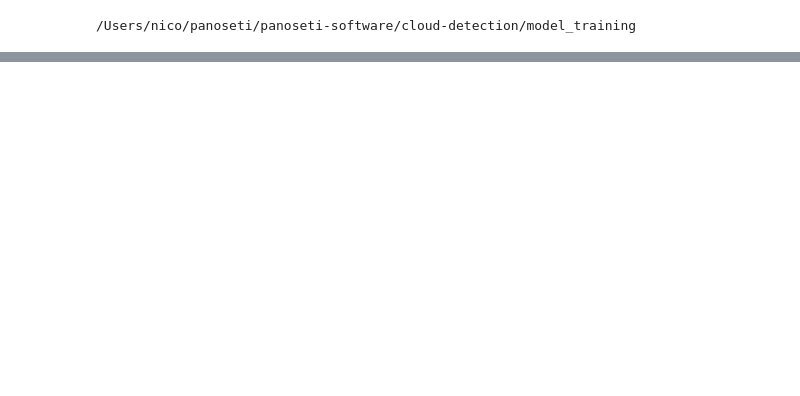
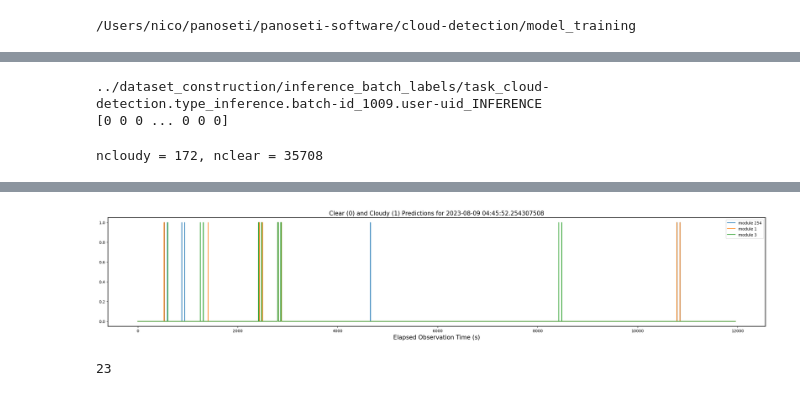
Before and after one commit to panoseti/panoseti, a Jupyter notebook: cloud-detection/model_training/inference_experiments.ipynb, the cells around one changed output, grey strips where cells are left out. Saved outputs shown, nothing was run; the diff lists cells and outputs as text; code cells hidden in the pictures; blank space fills up the shorter version.

Commit message:
Update inference notebook and test model's ability to detect airplanes and satellites.

```diff
--- a/cloud-detection/model_training/inference_experiments.ipynb
+++ b/cloud-detection/model_training/inference_experiments.ipynb
@@ -274,7 +271,7 @@ def plot_frame(module_id, label, step, i):
     plt.close()
 # %%
 batch_size = 512
-batch_id = 1013   # Cloudy data, not in training set
+batch_id = 1008   # Cloudy data, not in training set
 # batch_id = 9   # Clear data, not in training set
 
 
@@ -323,6 +320,9 @@ inference_data.inference_session.add_labels(predictions)
 inference_data.inference_session.write_labels(save_to_training_data=False)
 del model
 print(predictions)
+# %% [output]
+../dataset_construction/inference_batch_labels/task_cloud-detection.type_inference.batch-id_1009.user-uid_INFERENCE
+[0 0 0 ... 0 0 0]
 # %%
 gc.collect()
 labeled = add_module_id_and_time(inference_data.inference_session.labeled_df)
@@ -330,12 +330,17 @@ labeled = add_module_id_and_time(inference_data.inference_session.labeled_df)
 cloudy = labeled[labeled['label'] == 'not_clear_cloudy']
 clear = labeled[labeled['label'] == 'clear_night_sky']
 print(f'ncloudy = {len(cloudy)}, nclear = {len(clear)}')
+# %% [output]
+ncloudy = 172, nclear = 35708
 # %%
 plt.figure(figsize=(30, 5))
 plt.rcParams["figure.facecolor"] = 'white'
 for module_id in labeled['module_id'].unique():
     mod_idxs = labeled[labeled['module_id'] == module_id].index.values
     preds_mod = predictions[mod_idxs]
-    sns.lineplot(x=np.arange(len(preds_mod))*30, y=preds_mod, label=f'module {module_id}')
-plt.title('Clear (0) and Cloudy (1) Predictions')
+    sns.lineplot(x=np.arange(len(preds_mod))*1, y=preds_mod, label=f'module {module_id}')
+date = labeled.loc[0, 'date']
+plt.title(f'Clear (0) and Cloudy (1) Predictions for {date}')
 plt.xlabel('Elapsed Observation Time (s)')
+date
+# %% [output]
@@ -341,0 +348 @@ plt.xlabel('Elapsed Observation Time (s)')
+[figure, added]
@@ -414,0 +349,4 @@ def plot_frame(module_id, label, step, i):
+# %%
+len('2023-08-09 04:45:52.254')
+# %% [output]
+23
```
Also changed, not shown: parts of 8 cells of this notebook, 2 other files.
